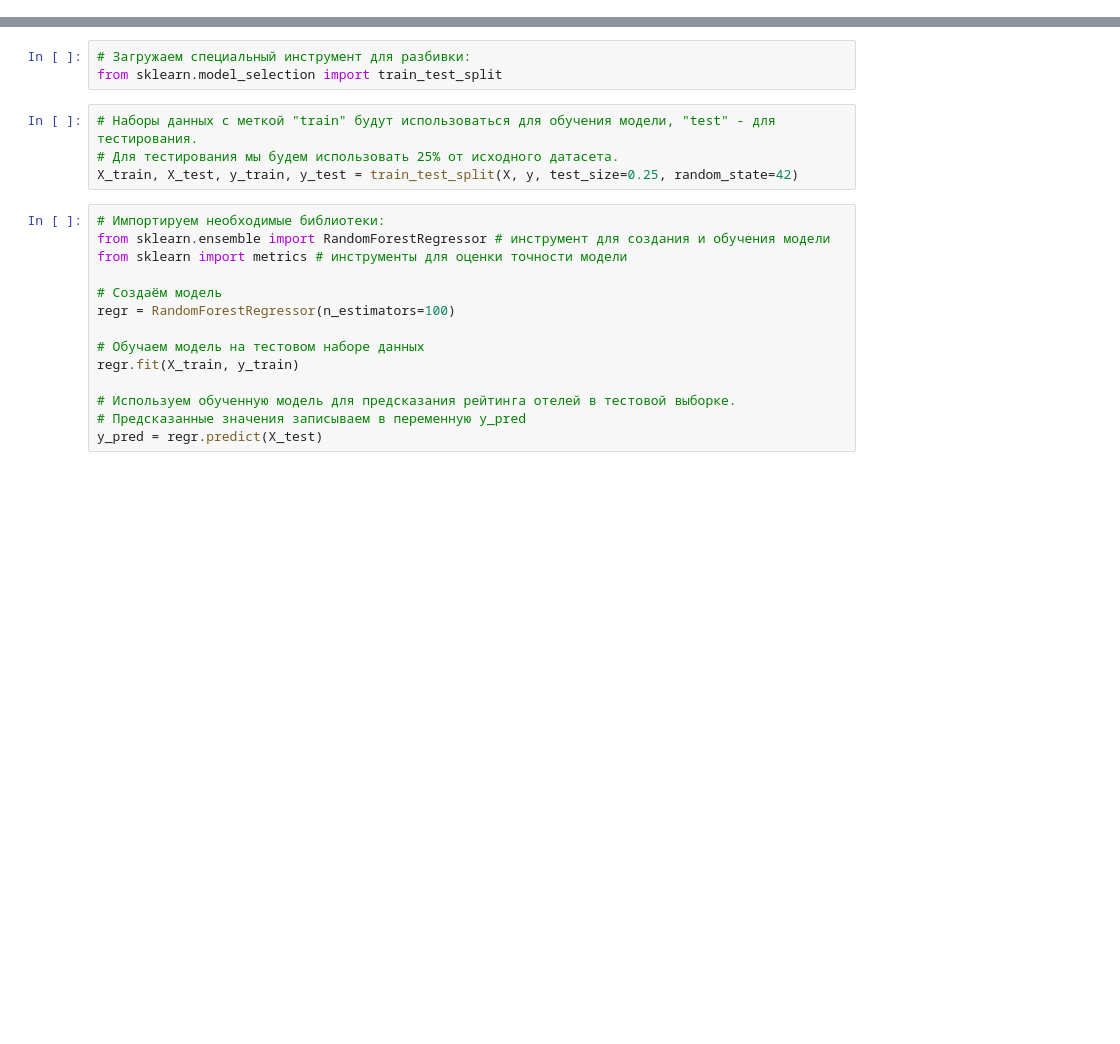
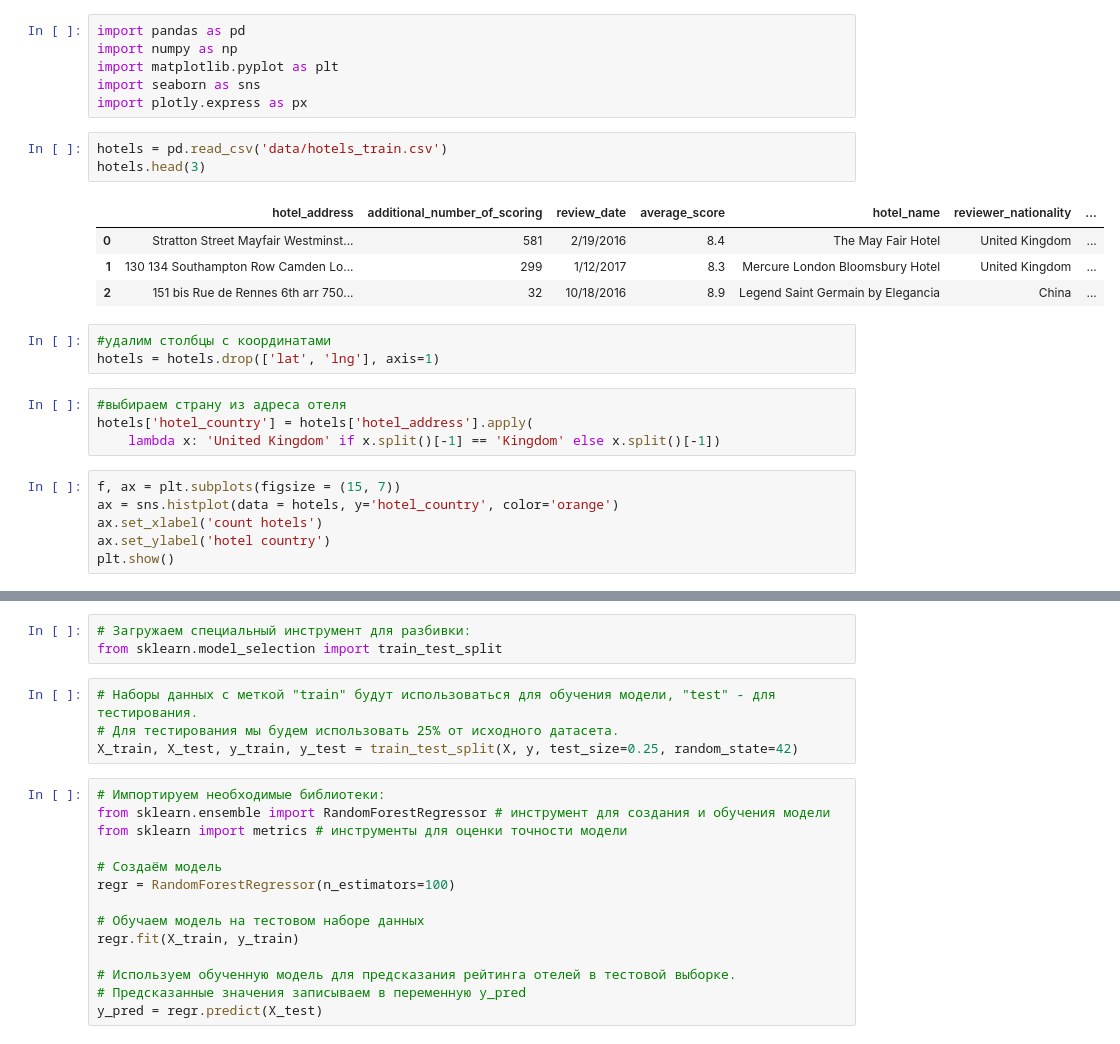
Before and after one commit to AleksandrFrom/SF_DS, a Jupyter notebook: EDA_Project_3_v2.ipynb, the cells around one changed output, grey strips where cells are left out. Cells and saved outputs as stored; diff of their text form; blank space fills up the shorter version.

```diff
--- a/EDA_Project_3_v2.ipynb
+++ b/EDA_Project_3_v2.ipynb
@@ -0,0 +1,27 @@
+# %%
+import pandas as pd
+import numpy as np
+import matplotlib.pyplot as plt
+import seaborn as sns
+import plotly.express as px
+# %%
+hotels = pd.read_csv('data/hotels_train.csv')
+hotels.head(3)
+# %% [output]
+|  | hotel_address | additional_number_of_scoring | review_date | average_score | hotel_name | reviewer_nationality | ... |
+| 0 | Stratton Street Mayfair Westminst... | 581 | 2/19/2016 | 8.4 | The May Fair Hotel | United Kingdom | ... |
+| 1 | 130 134 Southampton Row Camden Lo... | 299 | 1/12/2017 | 8.3 | Mercure London Bloomsbury Hotel | United Kingdom | ... |
+| 2 | 151 bis Rue de Rennes 6th arr 750... | 32 | 10/18/2016 | 8.9 | Legend Saint Germain by Elegancia | China | ... |
+# %%
+#удалим столбцы с координатами
+hotels = hotels.drop(['lat', 'lng'], axis=1)
+# %%
+#выбираем страну из адреса отеля
+hotels['hotel_country'] = hotels['hotel_address'].apply(
+    lambda x: 'United Kingdom' if x.split()[-1] == 'Kingdom' else x.split()[-1])
+# %%
+f, ax = plt.subplots(figsize = (15, 7))
+ax = sns.histplot(data = hotels, y='hotel_country', color='orange')
+ax.set_xlabel('count hotels')
+ax.set_ylabel('hotel country')
+plt.show()
```
Also changed, not shown: parts of 30 cells of this notebook, 6 other files.
